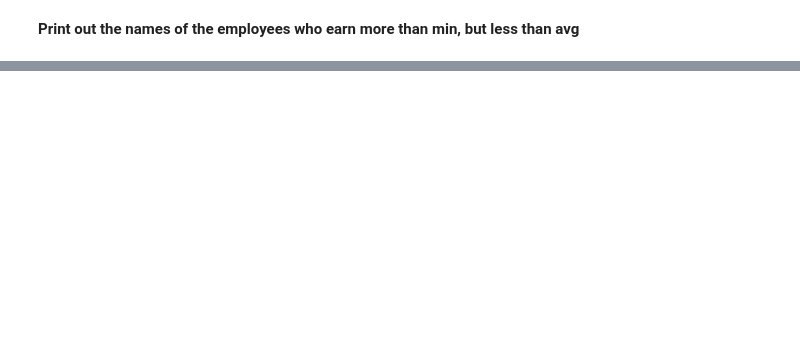
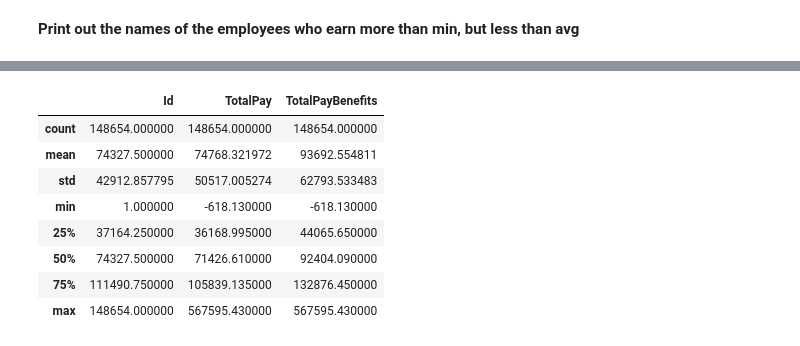
Before and after one commit to glcn35/NUMPY, a Jupyter notebook: Assignment_1_Student_(1).ipynb, the cells around one changed output, grey strips where cells are left out. Saved outputs shown, nothing was run; the diff lists cells and outputs as text; code cells hidden in the pictures; blank space fills up the shorter version.

```diff
--- a/Assignment_1_Student_(1).ipynb
+++ b/Assignment_1_Student_(1).ipynb
@@ -472,0 +468,12 @@ Name: EmployeeName, Length: 75649, dtype: object
+# %%
+sal_new.describe()
+# %% [output]
+|  | Id | TotalPay | TotalPayBenefits |
+| count | 148654.000000 | 148654.000000 | 148654.000000 |
+| mean | 74327.500000 | 74768.321972 | 93692.554811 |
+| std | 42912.857795 | 50517.005274 | 62793.533483 |
+| min | 1.000000 | -618.130000 | -618.130000 |
+| 25% | 37164.250000 | 36168.995000 | 44065.650000 |
+| 50% | 74327.500000 | 71426.610000 | 92404.090000 |
+| 75% | 111490.750000 | 105839.135000 | 132876.450000 |
+| max | 148654.000000 | 567595.430000 | 567595.430000 |
```
Also changed, not shown: parts of 8 cells of this notebook.
